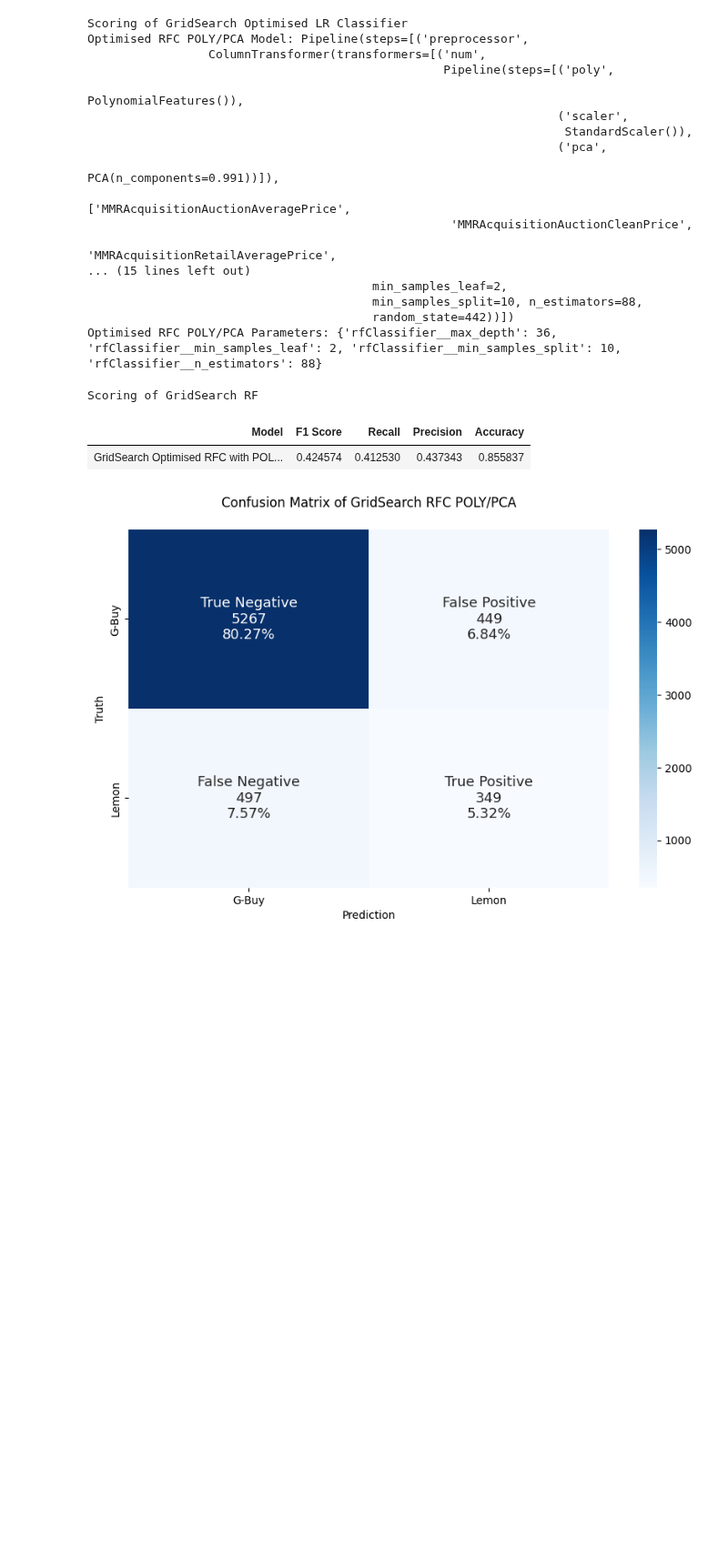
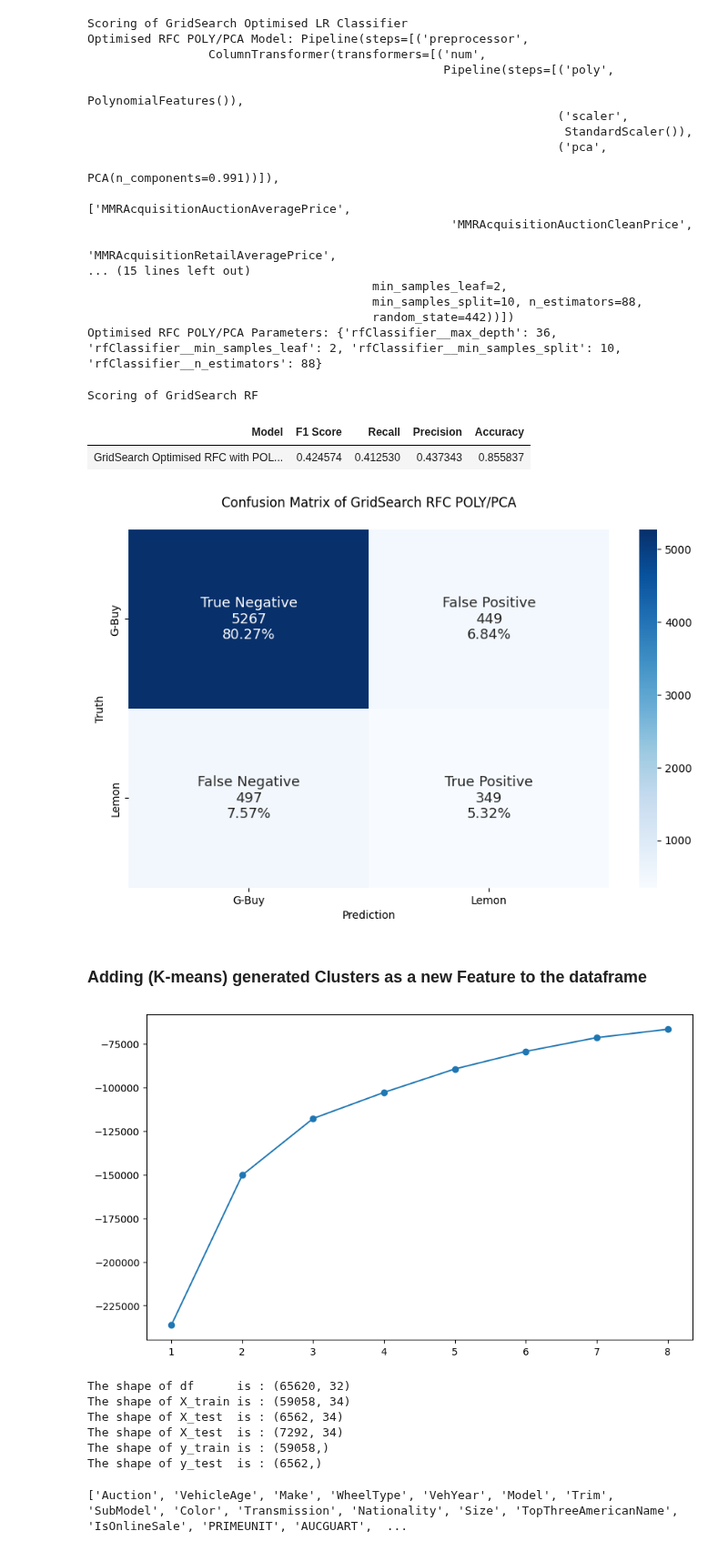
Before and after one commit to Joe-ElM/Used-Cars-Sales, a Jupyter notebook: Notebooks/DT & RF Model.ipynb, the cells around one changed output. Shown at 91% size. Drawn from its saved outputs; the diff is of its cells as text; code cells hidden in the pictures; blank space fills up the shorter version.

```diff
--- a/Notebooks/DT & RF Model.ipynb
+++ b/Notebooks/DT & RF Model.ipynb
@@ -518,3 +520,78 @@ filename       = "Optimised_GridSearch_RFC_PCA_POLY.p"
 
 # Save to the specified directory
 pickle.dump(optimised_rfc_poly_pca_grid, open(directory_path + "\\" + filename, "wb"))
+# %% [markdown]
+### Adding (K-means) generated Clusters as a new Feature to the dataframe
+# %%
+
+# Features and number of clusters have alrerady been optimised
+X_train_copy        = X_train.copy()
+X_test_copy         = X_test.copy()
+X_aim_copy          = X_aim.copy()
+
+columns_k           = ['VehBCost',
+                       'VehicleAge',
+                       'VehOdo',
+                       'MMRAcquisitionAuctionAveragePrice'
+                      ]
+
+cluster_data        = X_train_copy[columns_k]
+
+scaler              = StandardScaler()
+scaled_cluster_data = scaler.fit_transform(cluster_data)
+
+
+kmeans              = KMeans(n_clusters = 8, random_state = 42).fit(scaled_cluster_data)
+
+#---------------------------------------------
+score = []
+for k in range(1,9):                    # --> Just to plot the kmeans
+    Kmodel = KMeans(n_clusters   = k, random_state = 42)
+    Kmodel.fit(scaled_cluster_data)
+    score.append(Kmodel.score(scaled_cluster_data))
+
+Kscore     = pd.DataFrame(score)
+#---------------------------------------------
+fig, ax = plt.subplots(figsize = [10,6])
+Kscore.plot(ax     = ax,
+            marker = 'o',
+            legend = False)
+
+new_xticks = [str(i) for i in range(1, 9)]  # '1' to '8'
+ax.set_xticks(range(len(new_xticks)))
+ax.set_xticklabels(new_xticks)
+
+#---------------------------------------------
+X_train_copy['TransactionCluster'] = kmeans.labels_
+X_train_copy.TransactionCluster    = X_train_copy.TransactionCluster.astype('category')
+
+
+X_test_copy_cluster_data          = scaler.transform(X_test_copy[columns_k])
+X_test_copy['TransactionCluster'] = kmeans.predict(X_test_copy_cluster_data)
+X_test_copy.TransactionCluster    = X_test_copy.TransactionCluster.astype('category')
+# ---------------
+X_aim_copy_cluster_data     = scaler.transform(X_aim_copy[columns_k])
+X_aim_copy['TransactionCluster'] = kmeans.predict(X_aim_copy_cluster_data)
+X_aim_copy.TransactionCluster    = X_aim_copy.TransactionCluster.astype('category')
+# %% [output]
+[figure, added]
+# %%
+print(f'The shape of df      is : {df.shape}')                                  # Shape of you :)
+print(f'The shape of X_train is : {X_train_copy.shape}')
+print(f'The shape of X_test  is : {X_test_copy.shape}')
+print(f'The shape of X_test  is : {X_aim_copy.shape}')
+print(f'The shape of y_train is : {y_train.shape}')
+print(f'The shape of y_test  is : {y_test.shape}')
+# %% [output]
+The shape of df      is : (65620, 32)
+The shape of X_train is : (59058, 34)
+The shape of X_test  is : (6562, 34)
+The shape of X_test  is : (7292, 34)
+The shape of y_train is : (59058,)
+The shape of y_test  is : (6562,)
+# %%
+# Adding the new categorical columns to the categorical list
+cat_cols_FE = cat_cols + ['TransactionCluster']
+print(cat_cols_FE)
+# %% [output]
+['Auction', 'VehicleAge', 'Make', 'WheelType', 'VehYear', 'Model', 'Trim', 'SubModel', 'Color', 'Transmission', 'Nationality', 'Size', 'TopThreeAmericanName', 'IsOnlineSale', 'PRIMEUNIT', 'AUCGUART',  ...
```
Also changed, not shown: parts of 16 cells of this notebook, 1 other file.
